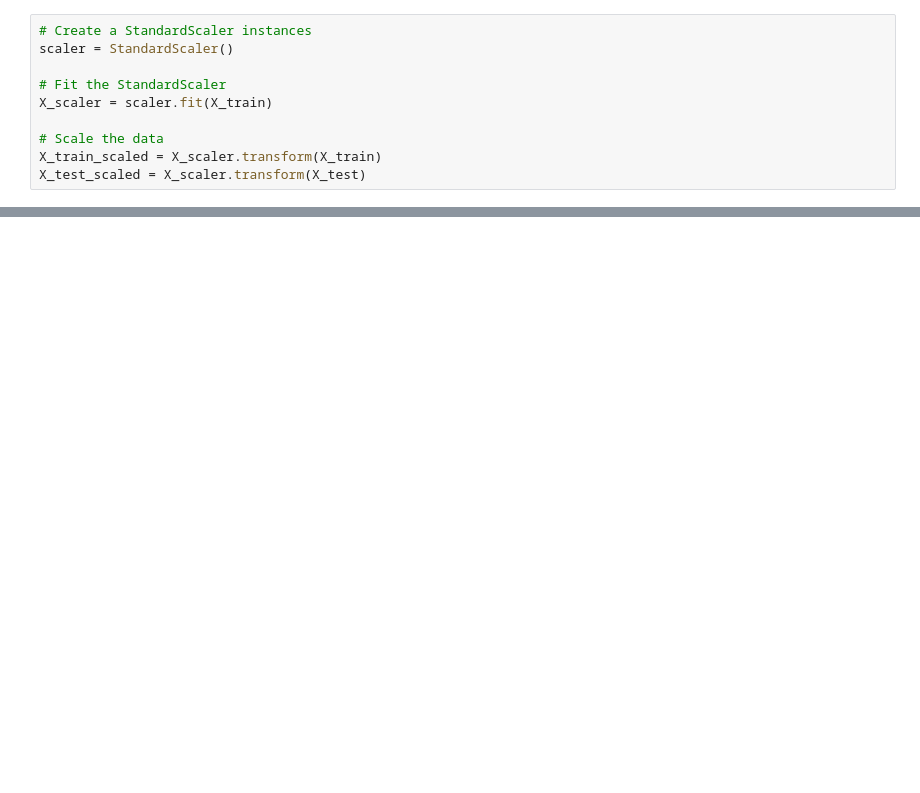
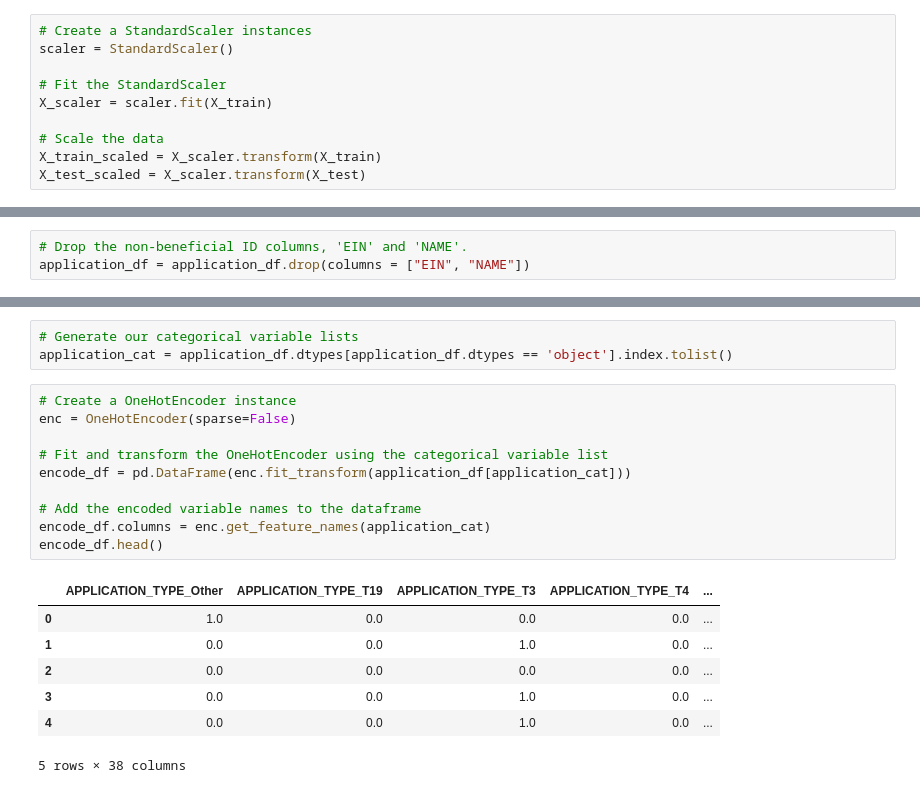
Before and after one commit to AnnieShaffer/Neural_Network_Charity_Analysis, a Jupyter notebook: Challenge/AlphabetSoupCharity_Optimization.ipynb, the cells around one changed output, grey strips where cells are left out. Cells and saved outputs as stored; diff of their text form; blank space fills up the shorter version.

```diff
--- a/Challenge/AlphabetSoupCharity_Optimization.ipynb
+++ b/Challenge/AlphabetSoupCharity_Optimization.ipynb
@@ -219,0 +478,3 @@ print(f"Loss: {model_loss}, Accuracy: {model_accuracy}")
+# %%
+# Drop the non-beneficial ID columns, 'EIN' and 'NAME'.
+application_df = application_df.drop(columns = ["EIN", "NAME"])
@@ -219,0 +523,21 @@ print(f"Loss: {model_loss}, Accuracy: {model_accuracy}")
+# %%
+# Generate our categorical variable lists
+application_cat = application_df.dtypes[application_df.dtypes == 'object'].index.tolist()
+# %%
+# Create a OneHotEncoder instance
+enc = OneHotEncoder(sparse=False)
+
+# Fit and transform the OneHotEncoder using the categorical variable list
+encode_df = pd.DataFrame(enc.fit_transform(application_df[application_cat]))
+
+# Add the encoded variable names to the dataframe
+encode_df.columns = enc.get_feature_names(application_cat)
+encode_df.head()
+# %% [output]
+|  | APPLICATION_TYPE_Other | APPLICATION_TYPE_T19 | APPLICATION_TYPE_T3 | APPLICATION_TYPE_T4 | ... |
+| 0 | 1.0 | 0.0 | 0.0 | 0.0 | ... |
+| 1 | 0.0 | 0.0 | 1.0 | 0.0 | ... |
+| 2 | 0.0 | 0.0 | 0.0 | 0.0 | ... |
+| 3 | 0.0 | 0.0 | 1.0 | 0.0 | ... |
+| 4 | 0.0 | 0.0 | 1.0 | 0.0 | ... |
+5 rows × 38 columns
```
Also changed, not shown: parts of 55 cells of this notebook, 34 other files.
